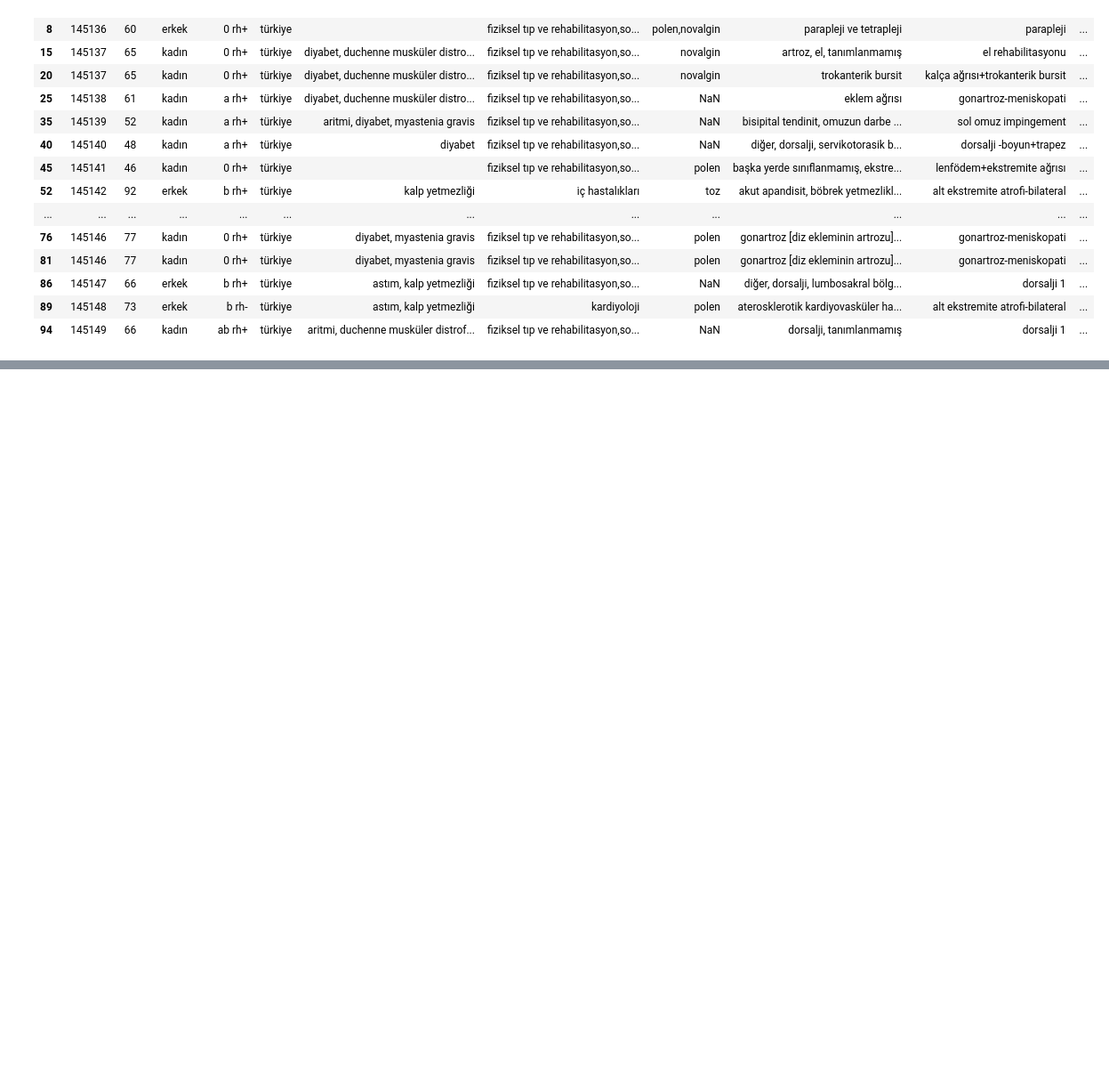
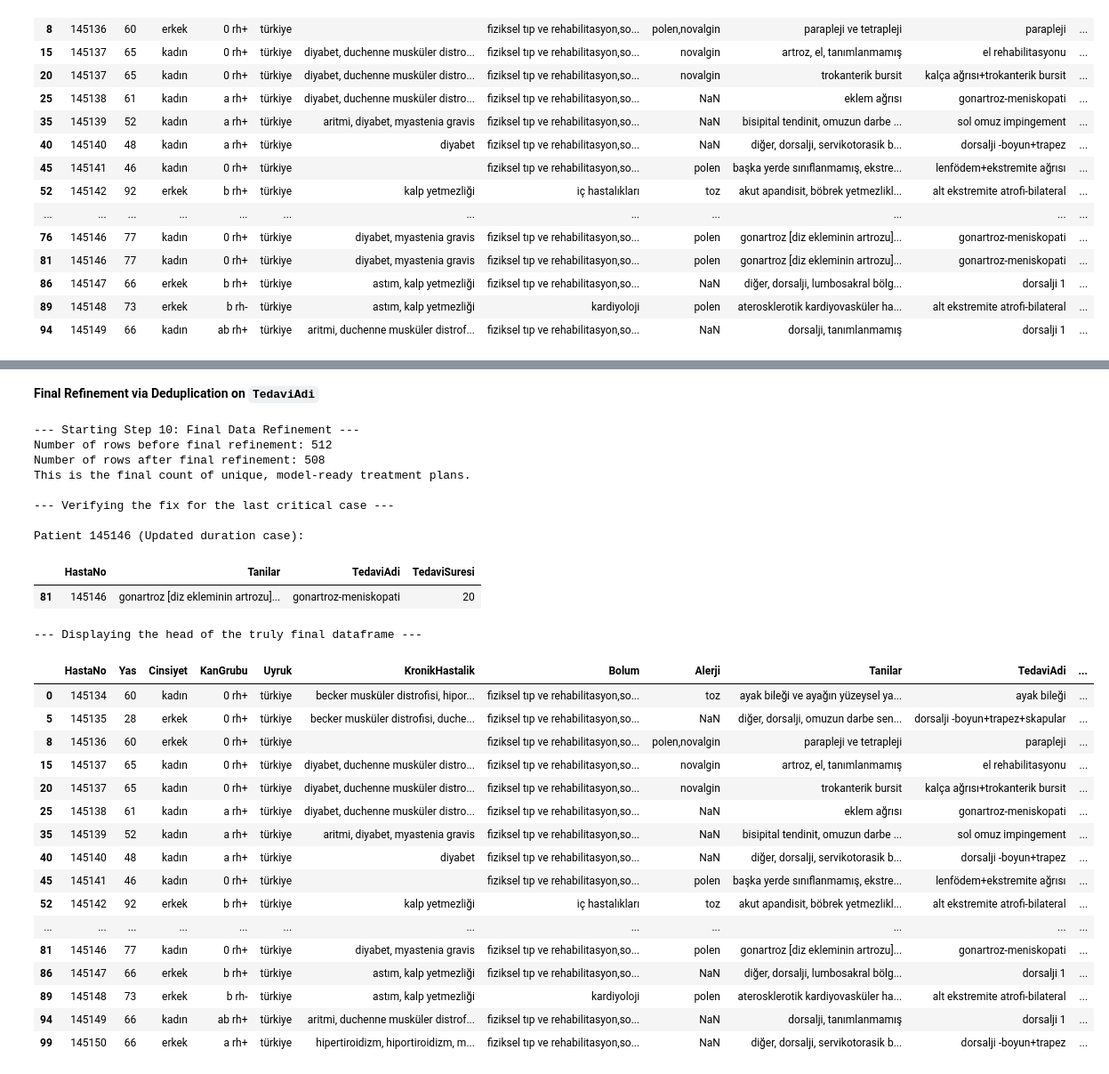
Before and after one commit to BerivanAyaz/Pusula_Berivan_Ayaz, a Jupyter notebook: Pusula_Case_Study.ipynb, the cells around one changed output, grey strips where cells are left out. Shown at 89% size. Drawn from its saved outputs; the diff is of its cells as text; code cells hidden in the pictures; blank space fills up the shorter version.

```diff
--- a/Pusula_Case_Study.ipynb
+++ b/Pusula_Case_Study.ipynb
@@ -595,0 +604,58 @@ df_final.head(20)
+# %% [markdown]
+**Final Refinement via Deduplication on `TedaviAdi`**
+# %%
+# I'm now applying the final deduplication logic to the df_final dataframe
+# to handle cases with updated treatment durations.
+
+print("--- Starting Step 10: Final Data Refinement ---")
+print(f"Number of rows before final refinement: {len(df_final)}")
+
+# The most accurate unique plan identifier is the patient and the treatment name.
+# By using 'keep=last', I ensure that I'm keeping the most recent record,
+# which will have the most up-to-date 'TedaviSuresi' and 'Tanilar'.
+final_plan_identifier = ['HastaNo', 'TedaviAdi']
+
+# Creating the final, fully cleaned dataframe. I'll still call it df_final.
+df_final = df_final.drop_duplicates(subset=final_plan_identifier, keep='last').copy()
+
+print(f"Number of rows after final refinement: {len(df_final)}")
+print(f"This is the final count of unique, model-ready treatment plans.")
+
+
+# --- Final Verification ---
+print("\n--- Verifying the fix for the last critical case ---")
+# Let's check patient 145146. This time, only the row with 'TedaviSuresi' = 20 should remain.
+print("\nPatient 145146 (Updated duration case):")
+display(df_final[df_final['HastaNo'] == 145146][['HastaNo', 'Tanilar', 'TedaviAdi', 'TedaviSuresi']])
+
+print("\n--- Displaying the head of the truly final dataframe ---")
+display(df_final.head(20))
+# %% [output]
+--- Starting Step 10: Final Data Refinement ---
+Number of rows before final refinement: 512
+Number of rows after final refinement: 508
+This is the final count of unique, model-ready treatment plans.
+
+--- Verifying the fix for the last critical case ---
+
+Patient 145146 (Updated duration case):
+|  | HastaNo | Tanilar | TedaviAdi | TedaviSuresi |
+| 81 | 145146 | gonartroz [diz ekleminin artrozu]... | gonartroz-meniskopati | 20 |
+--- Displaying the head of the truly final dataframe ---
+|  | HastaNo | Yas | Cinsiyet | KanGrubu | Uyruk | KronikHastalik | Bolum | Alerji | Tanilar | TedaviAdi | ... |
+| 0 | 145134 | 60 | kadın | 0 rh+ | türkiye | becker musküler distrofisi, hipor... | fiziksel tıp ve rehabilitasyon,so... | toz | ayak bileği ve ayağın yüzeysel ya... | ayak bileği | ... |
+| 5 | 145135 | 28 | erkek | 0 rh+ | türkiye | becker musküler distrofisi, duche... | fiziksel tıp ve rehabilitasyon,so... | NaN | diğer, dorsalji, omuzun darbe sen... | dorsalji -boyun+trapez+skapular | ... |
+| 8 | 145136 | 60 | erkek | 0 rh+ | türkiye |  | fiziksel tıp ve rehabilitasyon,so... | polen,novalgin | parapleji ve tetrapleji | parapleji | ... |
+| 15 | 145137 | 65 | kadın | 0 rh+ | türkiye | diyabet, duchenne musküler distro... | fiziksel tıp ve rehabilitasyon,so... | novalgin | artroz, el, tanımlanmamış | el rehabilitasyonu | ... |
+| 20 | 145137 | 65 | kadın | 0 rh+ | türkiye | diyabet, duchenne musküler distro... | fiziksel tıp ve rehabilitasyon,so... | novalgin | trokanterik bursit | kalça ağrısı+trokanterik bursit | ... |
+| 25 | 145138 | 61 | kadın | a rh+ | türkiye | diyabet, duchenne musküler distro... | fiziksel tıp ve rehabilitasyon,so... | NaN | eklem ağrısı | gonartroz-meniskopati | ... |
+| 35 | 145139 | 52 | kadın | a rh+ | türkiye | aritmi, diyabet, myastenia gravis | fiziksel tıp ve rehabilitasyon,so... | NaN | bisipital tendinit, omuzun darbe ... | sol omuz impingement | ... |
+| 40 | 145140 | 48 | kadın | a rh+ | türkiye | diyabet | fiziksel tıp ve rehabilitasyon,so... | NaN | diğer, dorsalji, servikotorasik b... | dorsalji -boyun+trapez | ... |
+| 45 | 145141 | 46 | kadın | 0 rh+ | türkiye |  | fiziksel tıp ve rehabilitasyon,so... | polen | başka yerde sınıflanmamış, ekstre... | lenfödem+ekstremite ağrısı | ... |
+| 52 | 145142 | 92 | erkek | b rh+ | türkiye | kalp yetmezliği | i̇ç hastalıkları | toz | akut apandisit, böbrek yetmezlikl... | alt ekstremite atrofi-bilateral | ... |
+| ... | ... | ... | ... | ... | ... | ... | ... | ... | ... | ... | ... |
+| 81 | 145146 | 77 | kadın | 0 rh+ | türkiye | diyabet, myastenia gravis | fiziksel tıp ve rehabilitasyon,so... | polen | gonartroz [diz ekleminin artrozu]... | gonartroz-meniskopati | ... |
+| 86 | 145147 | 66 | erkek | b rh+ | türkiye | astım, kalp yetmezliği | fiziksel tıp ve rehabilitasyon,so... | NaN | diğer, dorsalji, lumbosakral bölg... | dorsalji 1 | ... |
+| 89 | 145148 | 73 | erkek | b rh- | türkiye | astım, kalp yetmezliği | kardiyoloji | polen | aterosklerotik kardiyovasküler ha... | alt ekstremite atrofi-bilateral | ... |
+| 94 | 145149 | 66 | kadın | ab rh+ | türkiye | aritmi, duchenne musküler distrof... | fiziksel tıp ve rehabilitasyon,so... | NaN | dorsalji, tanımlanmamış | dorsalji 1 | ... |
+| 99 | 145150 | 66 | erkek | a rh+ | türkiye | hipertiroidizm, hiportiroidizm, m... | fiziksel tıp ve rehabilitasyon,so... | NaN | diğer, dorsalji, servikotorasik b... | dorsalji -boyun+trapez | ... |
```
Also changed, not shown: parts of 4 cells of this notebook.
